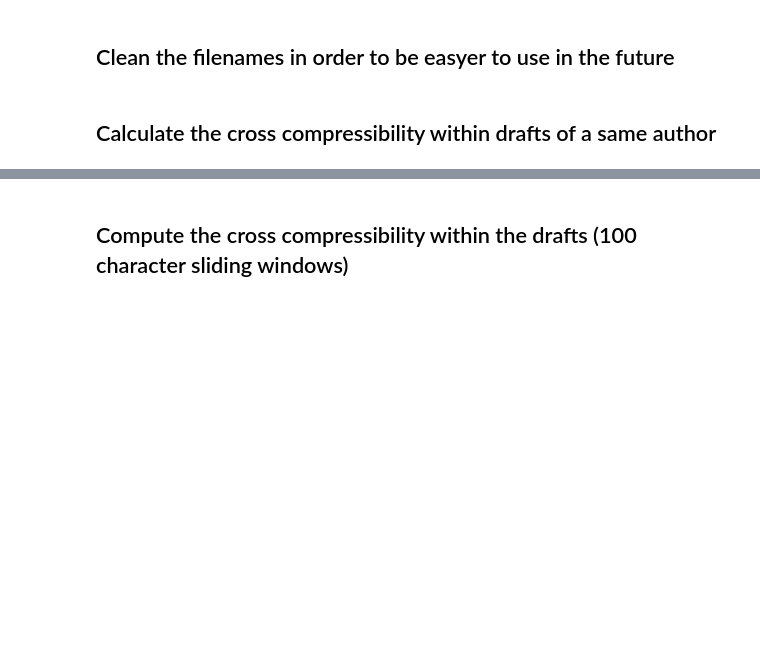
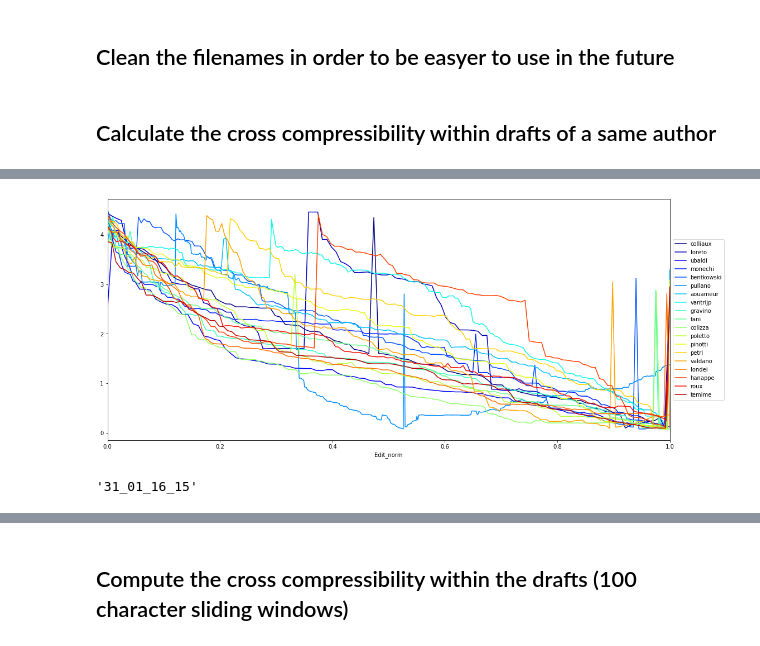
Before and after one commit to losardor/DraftAnalysis, a Jupyter notebook: PACCHETTO_ruggieroDraft/DrafAnal_with_package.ipynb, the cells around one changed output, grey strips where cells are left out. Saved outputs shown, nothing was run; the diff lists cells and outputs as text; code cells hidden in the pictures; blank space fills up the shorter version.

```diff
--- a/PACCHETTO_ruggieroDraft/DrafAnal_with_package.ipynb
+++ b/PACCHETTO_ruggieroDraft/DrafAnal_with_package.ipynb
@@ -62,3 +63,7 @@ for i, author in enumerate(Data):
     Data[i] = author
 # %% [markdown]
 ## Calculate the cross compressibility within drafts of a same author
+# %%
+for i, author in enumerate(Data):
+    author.createContigs()
+    Data[i] = author
@@ -64,0 +78,12 @@ for i, author in enumerate(Data):
+# %%
+last_draft = {}
+for author in Data:
+    time_of_draft = [dt.strptime(str(draft.tag)+'_2019', '%d_%m_%H_%M_%Y') for draft in author.drafts]
+    tof_s = sorted(time_of_draft)
+    for el in tof_s:
+        print(el.strftime('%d_%m_%H_%M'))
+    tof_dic = {}
+    for i in range(len(tof_s)):
+        tof_dic[tof_s[i]] = time_of_draft.index(tof_s[i])
+    last_draft[author.name] = tof_dic[tof_s[-1]]
+    print(author.name+'\'s last draft is the '+str(last_draft[author.name])+' at '+str(author.drafts[last_draft[author.name]].tag))
@@ -64,0 +108,17 @@ for i, author in enumerate(Data):
+# %%
+x = np.linspace(0, 5, 100)
+cmap = plt.get_cmap('jet')
+fig = plt.figure(figsize=(14,6))
+ax = fig.add_axes([1,1,1,1])
+N = len(Data)
+for i,author in enumerate(Data):
+    color = cmap(float(i)/N)
+    author.drafts[last_draft[author.name]].contigData.plot(ax = ax, x='Edit_norm', y='distance', c=color, label=author.name)
+    ax.legend(loc='center left', bbox_to_anchor=(1, 0.5))
+plt.savefig('LastDraftCE.png', bbox_inches='tight',format='png')
+# %% [output]
+[figure, added]
+# %%
+Data[5].drafts[last_draft['pullano']].tag
+# %% [output]
+'31_01_16_15'
```
Also changed, not shown: parts of 13 cells of this notebook, 5 other files.
